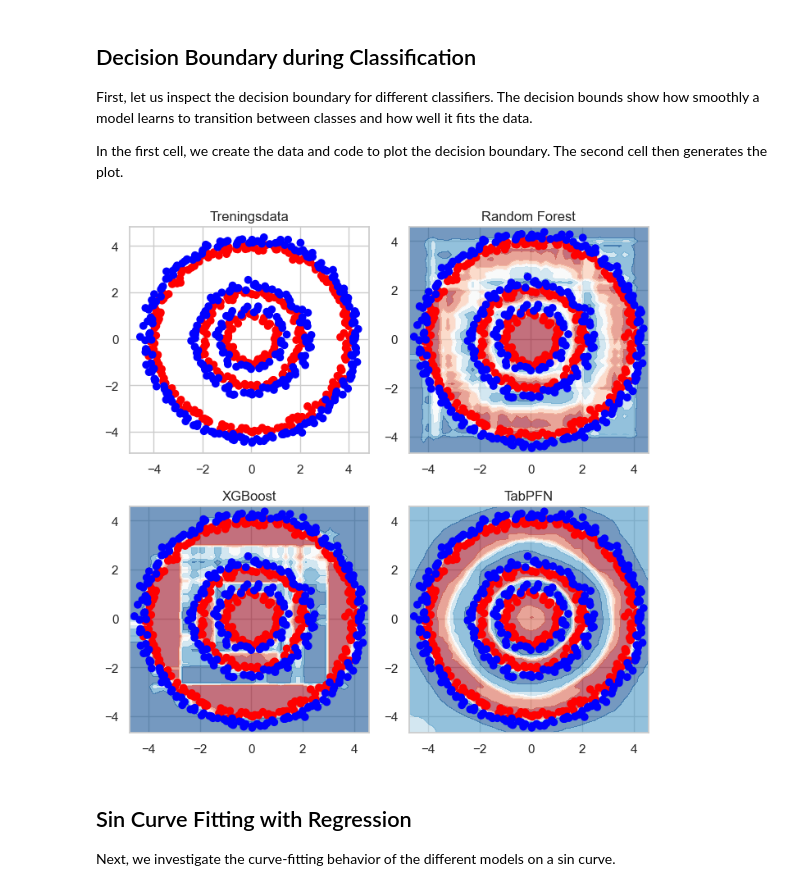
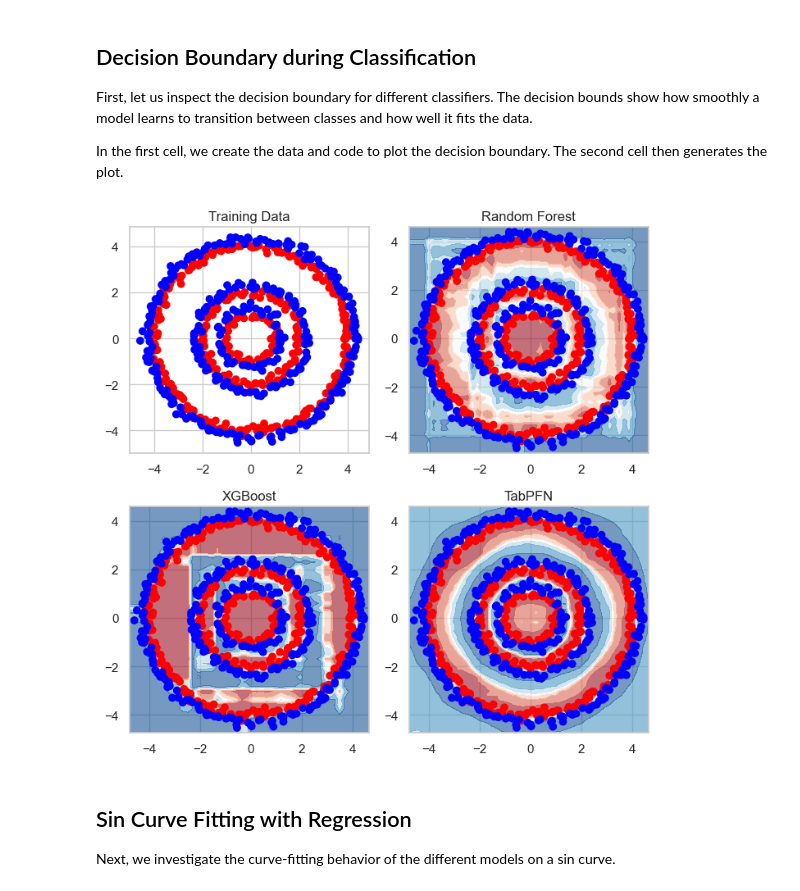
Before and after one commit to arvidl/BMED365-2026, a Jupyter notebook: Lab2-DL/notebooks/F1-TabPFN-intro.ipynb, the cells around one changed output. Cells and saved outputs as stored; diff of their text form; code cells hidden in the pictures.

```diff
--- a/Lab2-DL/notebooks/F1-TabPFN-intro.ipynb
+++ b/Lab2-DL/notebooks/F1-TabPFN-intro.ipynb
@@ -1400,6 +1400,6 @@ Figuren over viser en omfattende evaluering av TabPFN som regresjonsmodell på d
 # %%
 %%time
-# Regresjonssammenligning: TabPFN vs andre modeller
+# Regression comparison: TabPFN vs other models
 
 from sklearn.datasets import load_diabetes
 from sklearn.model_selection import cross_val_score
@@ -1410,15 +1410,15 @@ from sklearn.metrics import root_mean_squared_error, mean_absolute_error, r2_sco
 import numpy as np
 import warnings
 
-# Undertrykk advarsler for ryddig output
+# Suppress warnings for cleaner output
 warnings.filterwarnings('ignore', category=FutureWarning)
 
-# Last inn data
+# Load data
 X, y = load_diabetes(return_X_y=True)
-print(f"Datasett: Diabetes (n={len(y)}, features={X.shape[1]})")
+print(f"Dataset: Diabetes (n={len(y)}, features={X.shape[1]})")
 print(f"Target range: [{y.min():.0f}, {y.max():.0f}]")
 
-# Definer modeller for sammenligning
+# Define models for comparison
 models = [
     ('TabPFN', TabPFNRegressor(device=DEVICE, random_state=42)),
     ('Random Forest', RandomForestRegressor(random_state=42)),
@@ -1426,8 +1426,8 @@ models = [
     ('CatBoost', CatBoostRegressor(random_state=42, verbose=0))
 ]
 
-# Kryssvalidering med RMSE (negert for sklearn)
-print("\n📊 5-fold kryssvalidering (RMSE - lavere er bedre):")
+# Cross-validation with RMSE (negated for sklearn)
+print("\n📊 5-fold cross-validation (RMSE - lower is better):")
 print("-" * 50)
 results = {}
 for name, model in models:
@@ -1435,7 +1435,7 @@ for name, model in models:
     results[name] = scores
     print(f"{name:15} | Mean: {scores.mean():.2f} ± {scores.std():.2f}")
 
-# Visualiser resultatene
+# Visualize the results
 import matplotlib.pyplot as plt
 import pandas as pd
 
@@ -1443,7 +1443,7 @@ fig, ax = plt.subplots(figsize=(10, 6))
 df_results = pd.DataFrame(results)
 df_results.boxplot(ax=ax)
 ax.set_ylabel('RMSE (Root Mean Squared Error)')
-ax.set_title('Modellsammenligning: 5-fold kryssvalidering på Diabetes')
+ax.set_title('Model Comparison: 5-fold Cross-validation on Diabetes')
 plt.xticks(rotation=45)
 plt.tight_layout()
 plt.show()
@@ -1661,35 +1664,35 @@ def plot_decision_boundary(ax, model, model_name):
     )
     ax.scatter(X_train[:, 0], X_train[:, 1], c=y_train > 0, cmap=cmap)
 # %%
-rf = RandomForestClassifier().fit(X_train[:, :2], y_train)
-xgb = XGBClassifier().fit(X_train[:, :2], y_train)
-tabpfn = TabPFNClassifier().fit(X_train[:, :2], y_train)
+rf = RandomForestClassifier(random_state=42).fit(X_train[:, :2], y_train)
+xgb = XGBClassifier(random_state=42).fit(X_train[:, :2], y_train)
+tabpfn = TabPFNClassifier(random_state=42).fit(X_train[:, :2], y_train)
 
-# Opprett 2x2 delplott-layout
+# Create 2x2 subplot layout
 fig, axes = plt.subplots(2, 2, figsize=(7,7))
 
-# Plott treningsdata
+# Plot training data
 ax_points = axes[0, 0]
-ax_points.set_title("Treningsdata")
+ax_points.set_title("Training Data")
 ax_points.scatter(X_train[:, 0], X_train[:, 1], c=y_train, cmap=ListedColormap(["#FF0000", "#0000FF"]))
 
-# Plott Random Forest
+# Plot Random Forest
 ax_rf = axes[0, 1]
 plot_decision_boundary(ax_rf, rf, "Random Forest")
 
-# Plott XGBoost
+# Plot XGBoost
 ax_xgb = axes[1, 0]
 plot_decision_boundary(ax_xgb, xgb, "XGBoost")
 
-# Plott TabPFN
+# Plot TabPFN
 ax_tabpfn = axes[1, 1]
 plot_decision_boundary(ax_tabpfn, tabpfn, "TabPFN")
 
-# Juster layout for bedre avstand
+# Adjust layout for better spacing
 plt.tight_layout()
 plt.show()
 # %% [output]
-[figure, old version]
+[figure, new version]
 # %% [markdown]
 ## Sin Curve Fitting with Regression
 
```
Also changed, not shown: parts of 87 cells of this notebook.
